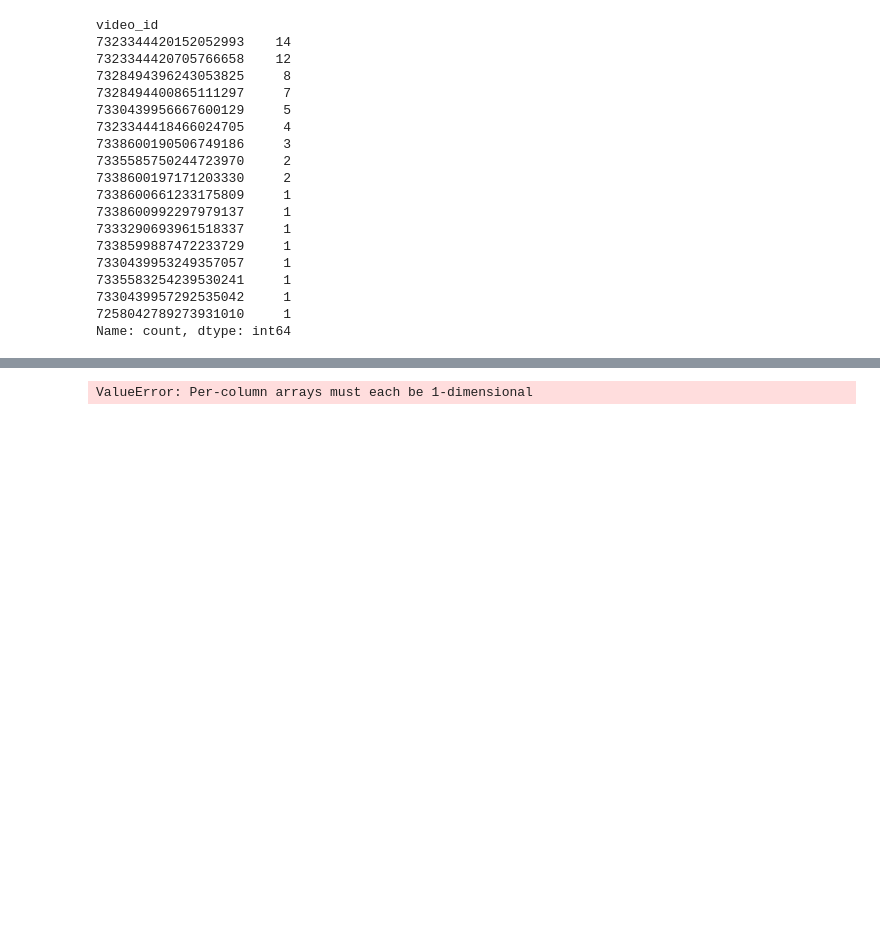
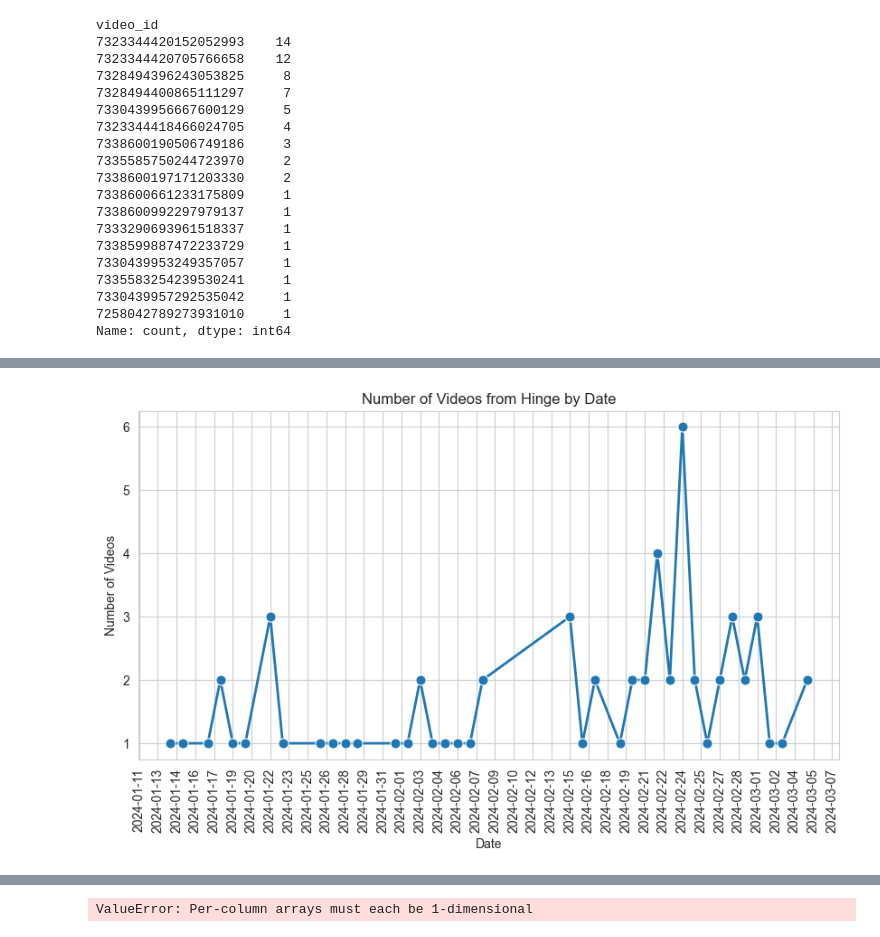
Before and after one commit to Dorajyl/CS315_FinalProject, a Jupyter notebook: ad_exploration.ipynb, the cells around one changed output, grey strips where cells are left out. Cells and saved outputs as stored; diff of their text form; code cells hidden in the pictures; blank space fills up the shorter version.

```diff
--- a/ad_exploration.ipynb
+++ b/ad_exploration.ipynb
@@ -457,6 +457,8 @@ brand_counts_by_user.iloc[:10]
 # %%
 # Get all advertisements from Hinge
 hinge = all_dfs[all_dfs['author_username'] == 'Hinge - Dating & Relationships']
+hinge['Date'] = hinge['Date'].dt.date
 print(hinge.shape)
+hinge.head(2)
 # %% [output]
 (65, 25)
@@ -506,6 +517,3 @@ Name: count, dtype: int64
 # hinge_df = pd.DataFrame(hinge_counts)
 # print(hinge_df.shape)
 # hinge_df
-# %%
-hinge['Year-Month-Day'] = hinge['Date'].dt.strftime('%Y-%m-%d')
-hinge['Year-Month-Day']
@@ -529,0 +527,6 @@ Name: Year-Month-Day, Length: 65, dtype: object
+# %%
+# hinge_counts = hinge2['Date'].value_counts().reset_index()
+
+hinge_counts = hinge['Date'].value_counts().reset_index()
+print(hinge_counts.shape)
+hinge_counts.head()
@@ -529,0 +541,4 @@ Name: Year-Month-Day, Length: 65, dtype: object
+# %%
+hinge_counts2 = hinge_counts.set_index('Date',inplace=False).sort_index()
+print(hinge_counts2.shape)
+hinge_counts2.head()
@@ -529,0 +554,14 @@ Name: Year-Month-Day, Length: 65, dtype: object
+# %%
+# Create a line graph
+plt.figure(figsize=(10, 5))
+plt.style.use('default')
+sns.set_style("whitegrid")
+sns.lineplot(data=hinge_counts2, x='Date',y='count',marker='o',linewidth=2, markersize=8)
+plt.xlabel('Date')
+plt.ylabel('Number of Videos')
+plt.title('Number of Videos from Hinge by Date')
+plt.xticks(rotation=90)
+plt.gca().xaxis.set_major_locator(plt.MaxNLocator(len(hinge_counts2.index.unique())))
+plt.show()
+# %% [output]
+[figure, added]
```
Also changed, not shown: parts of 10 cells of this notebook.
